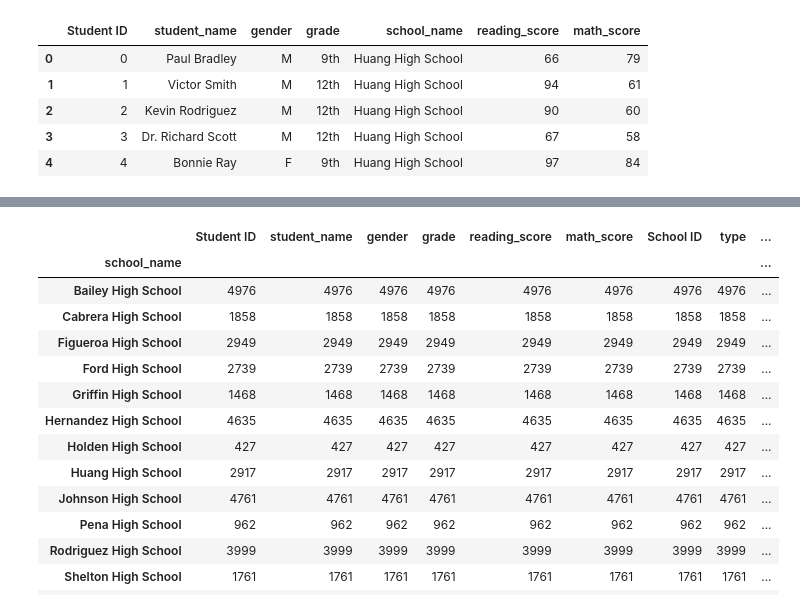
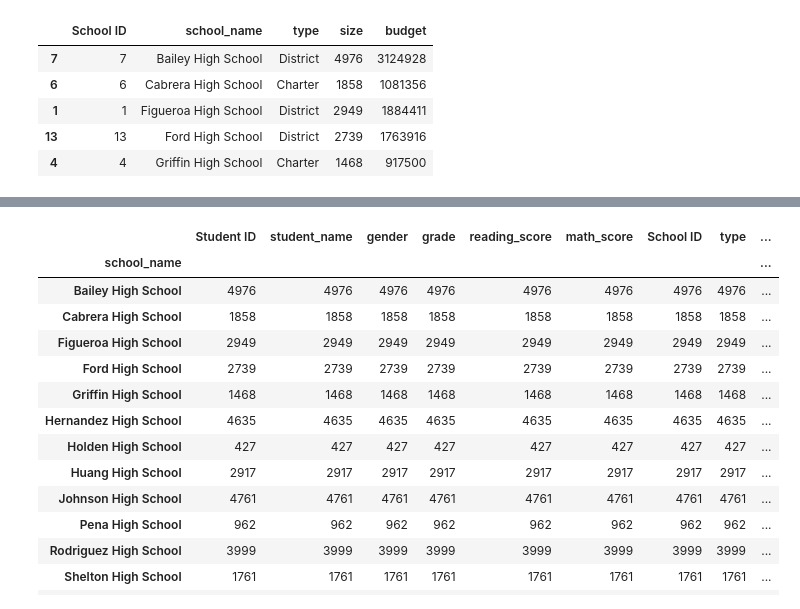
Before and after one commit to mel-c-lowe/Pandas_Challenge, a Jupyter notebook: Working notebook for School Summary isolated.ipynb, the cells around one changed output, grey strips where cells are left out. Drawn from its saved outputs; the diff is of its cells as text; code cells hidden in the pictures.

```diff
--- a/Working notebook for School Summary isolated.ipynb
+++ b/Working notebook for School Summary isolated.ipynb
@@ -3,15 +3,23 @@ import pandas as pd
 # %%
 # Read in student and school data
 student_data_original = "Resources/students_complete.csv"
 school_data_original = "Resources/schools_complete.csv"
+
+# Build csvreader for each file
+student_data_df = pd.read_csv(student_data_original)
+student_data_df.head()
+
+# Second csvreader
+school_data_df = pd.read_csv(school_data_original)
+school_data_df
+
+# Alphabatize the school dataframe
+sorted_school_data = school_data_df.sort_values("school_name")
+sorted_school_data.head()
+# %% [output]
+|  | School ID | school_name | type | size | budget |
+| 7 | 7 | Bailey High School | District | 4976 | 3124928 |
+| 6 | 6 | Cabrera High School | Charter | 1858 | 1081356 |
+| 1 | 1 | Figueroa High School | District | 2949 | 1884411 |
+| 13 | 13 | Ford High School | District | 2739 | 1763916 |
+| 4 | 4 | Griffin High School | Charter | 1468 | 917500 |
-# %%
-# Build csvreader for each file
-student_data_df = pd.read_csv(student_data_original)
-student_data_df.head()
-# %% [output]
-|  | Student ID | student_name | gender | grade | school_name | reading_score | math_score |
-| 0 | 0 | Paul Bradley | M | 9th | Huang High School | 66 | 79 |
-| 1 | 1 | Victor Smith | M | 12th | Huang High School | 94 | 61 |
-| 2 | 2 | Kevin Rodriguez | M | 12th | Huang High School | 90 | 60 |
-| 3 | 3 | Dr. Richard Scott | M | 12th | Huang High School | 67 | 58 |
-| 4 | 4 | Bonnie Ray | F | 9th | Huang High School | 97 | 84 |
```
Also changed, not shown: parts of 10 cells of this notebook, 1 other file.
